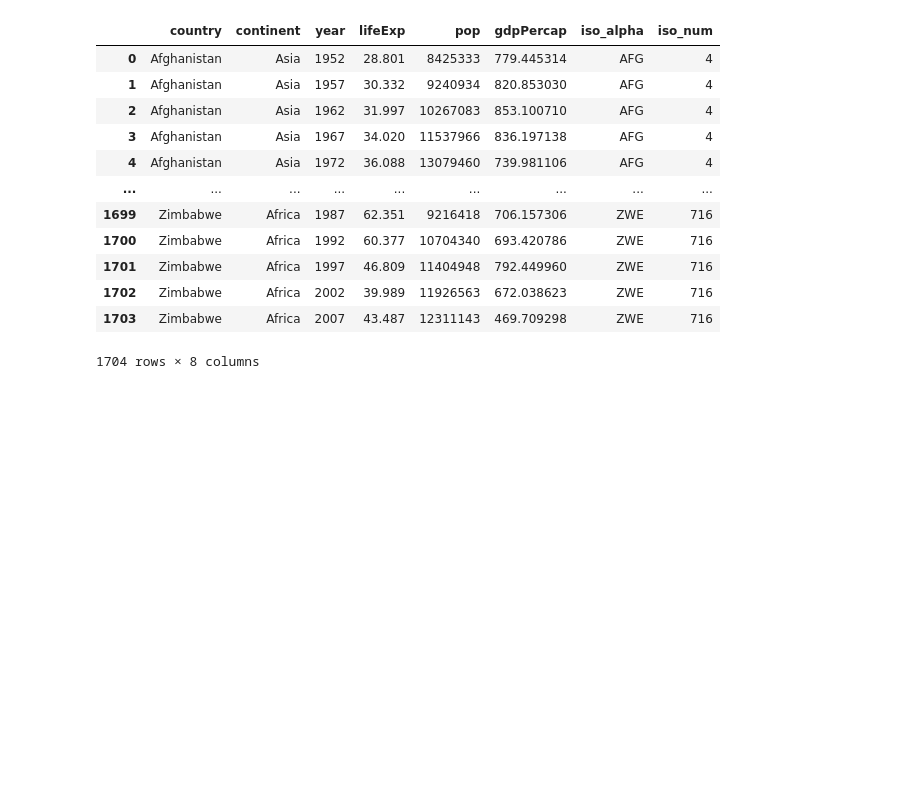
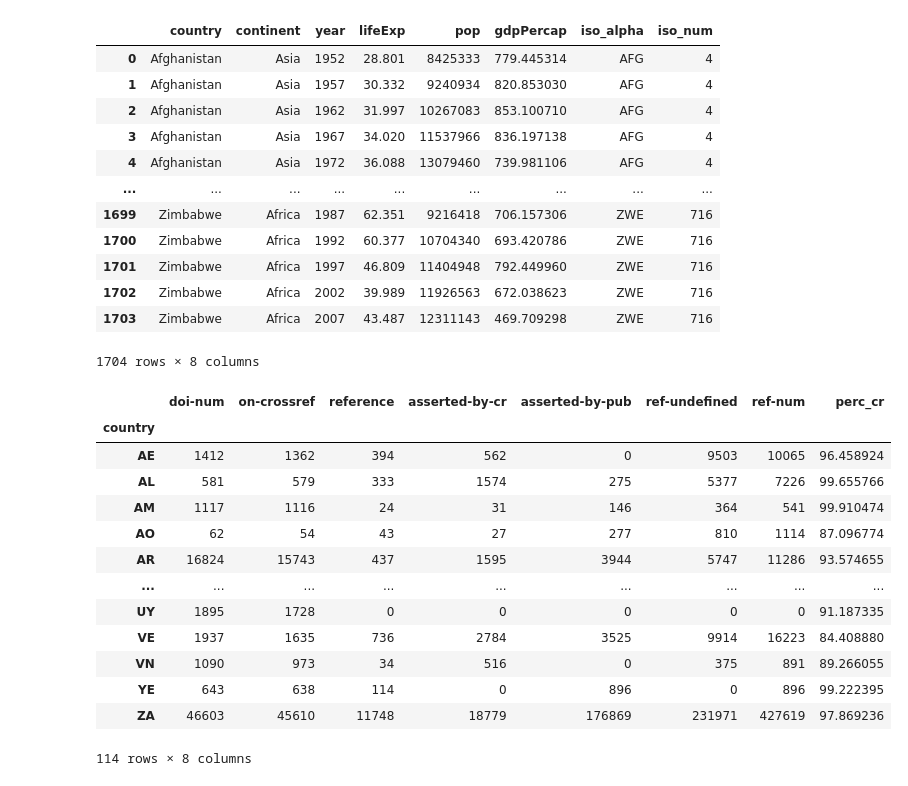
Before and after one commit to open-sci/2021-2022-la-chouffe-code, a Jupyter notebook: data_vizGiulia.ipynb, the cells around one changed output. Cells and saved outputs as stored; diff of their text form; code cells hidden in the pictures; blank space fills up the shorter version.

```diff
--- a/data_vizGiulia.ipynb
+++ b/data_vizGiulia.ipynb
@@ -118,11 +153,26 @@ fig.show()
 # %% [markdown]
 # 2) reference on crosref doi
-# %%
-frame = frame.groupby('subject').sum()
-frame =frame.apply(lambda x: pd.to_numeric(x, errors='coerce'))
-frame['perc_ref'] = (frame['reference']/frame['on-crossref'])
-fig = px.bar(frame,x=frame.index,y='perc_ref')
-fig.show()
+# %%
+frame = frame.groupby('subject').sum()
+frame =frame.apply(lambda x: pd.to_numeric(x, errors='coerce'))
+frame['perc_ref'] = (frame['reference']/frame['on-crossref'])*100
+fig = px.bar(frame,x=frame.index,y='perc_ref',
+    labels={ "subject": "Research field", "perc_ref": "% of DOIs' references on Crossref" },
+    title="Percentage of DOIs'references registered on Crossref - divided by research field.")
+
+
+for idx in range(len(fig.data)):
+    fig.data[idx].x = ['General works','Philosophy, Psychology, Religion','Auxiliary science of History', 'World History', 'History of the Americs', 'Local History of the Americas', 'Geography, Anthropology, Recreation', 'Social Sciences', 'Political Science', 'Law', 'Education', 'Music', 'Fine Arts', 'Language and Literature', 'Science', 'Medicine', 'Agriculture', 'Technology', 'Military Science', 'Naval Science', 'Bibliography, Library Science']
+
+fig.update_traces(marker_color='rgb(7, 247, 159)', marker_line_color='rgb(0, 224, 198)',
+                  marker_line_width=1.5, opacity=0.8)
+fig.update_layout(
+    font_family="sans-serif",
+    title_font_size=20,
+    font_size=10,
+    title = {'xanchor': 'center', 'y':0.9,'x':0.5},
+)
+fig.show()
 # %%
 frame = frame.groupby('country').sum()
 frame =frame.apply(lambda x: pd.to_numeric(x, errors='coerce'))
@@ -238,0 +308,20 @@ df
+# %%
+newframe = frame.copy()
+newframe = newframe.groupby('country').sum()
+newframe['perc_cr'] = (newframe['on-crossref']/newframe['doi-num'])*100
+newframe
+# %% [output]
+|  | doi-num | on-crossref | reference | asserted-by-cr | asserted-by-pub | ref-undefined | ref-num | perc_cr |
+| country |  |  |  |  |  |  |  |  |
+| AE | 1412 | 1362 | 394 | 562 | 0 | 9503 | 10065 | 96.458924 |
+| AL | 581 | 579 | 333 | 1574 | 275 | 5377 | 7226 | 99.655766 |
+| AM | 1117 | 1116 | 24 | 31 | 146 | 364 | 541 | 99.910474 |
+| AO | 62 | 54 | 43 | 27 | 277 | 810 | 1114 | 87.096774 |
+| AR | 16824 | 15743 | 437 | 1595 | 3944 | 5747 | 11286 | 93.574655 |
+| ... | ... | ... | ... | ... | ... | ... | ... | ... |
+| UY | 1895 | 1728 | 0 | 0 | 0 | 0 | 0 | 91.187335 |
+| VE | 1937 | 1635 | 736 | 2784 | 3525 | 9914 | 16223 | 84.408880 |
+| VN | 1090 | 973 | 34 | 516 | 0 | 375 | 891 | 89.266055 |
+| YE | 643 | 638 | 114 | 0 | 896 | 0 | 896 | 99.222395 |
+| ZA | 46603 | 45610 | 11748 | 18779 | 176869 | 231971 | 427619 | 97.869236 |
+114 rows × 8 columns
```
Also changed, not shown: parts of 12 cells of this notebook.
